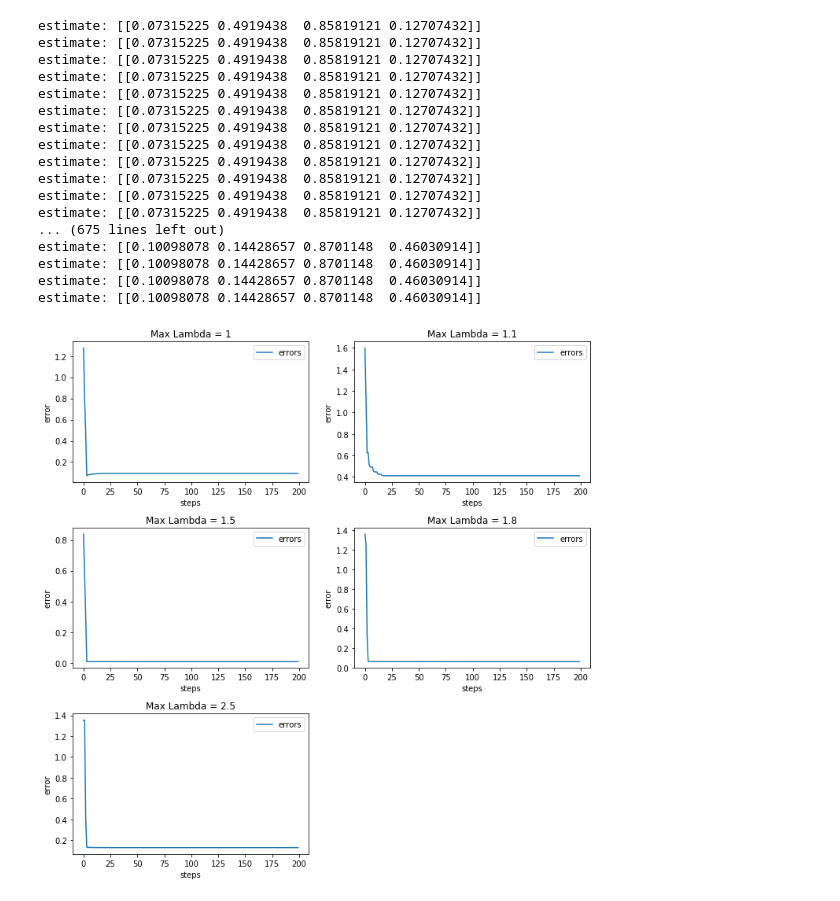
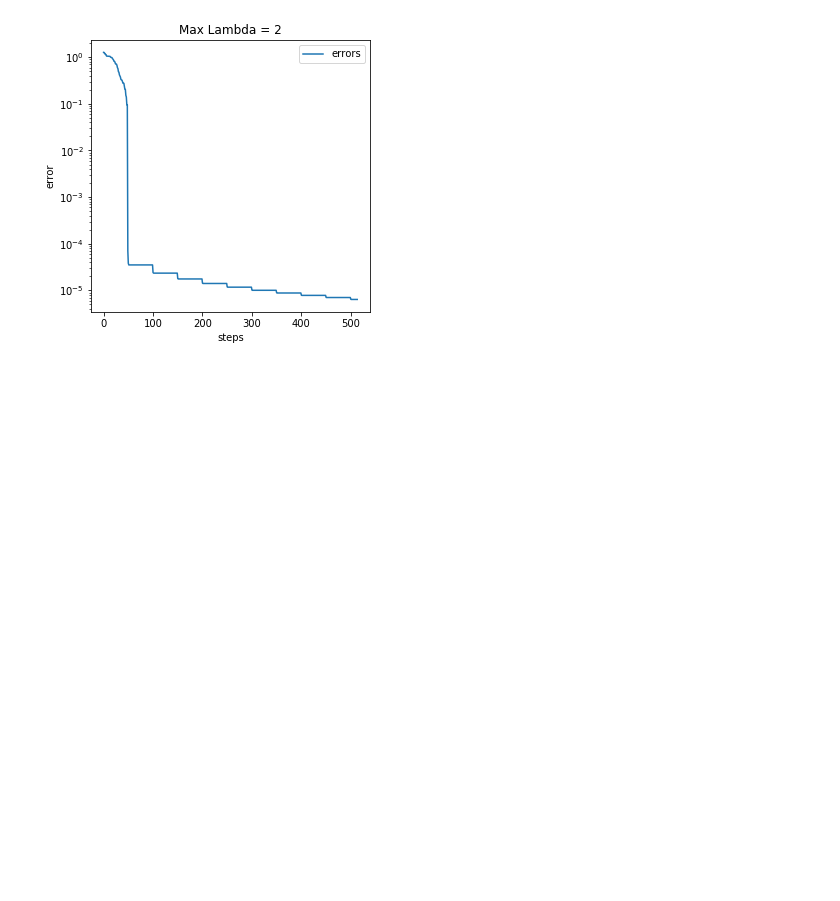
Before and after one commit to rahularya50/control-proj, a Jupyter notebook: Jupyter Notebooks/Test.ipynb, the cells around one changed output. Saved outputs shown, nothing was run; the diff lists cells and outputs as text; code cells hidden in the pictures; blank space fills up the shorter version.

```diff
--- a/Jupyter Notebooks/Test.ipynb
+++ b/Jupyter Notebooks/Test.ipynb
@@ -64,13 +66,21 @@ def plot_ev_error(reference, candidates):
     plt.plot(range(len(errors)), errors, label="errors")
     plt.xlabel("steps")
     plt.ylabel("error")
+    plt.yscale("log")
     plt.legend()
+
+def plot_states(states):
+    states = np.array(states)
+    plt.quiver([0], [0], states[:, 0], states[:, 1])
+    plt.xlabel("steps")
+    plt.ylabel("error")
+    plt.legend()
 # %%
 def greedy(vec):
-    return -vec
+    return {"action": -vec}
 
 def zero(vec):
-    return np.zeros(len(vec))
+    return {"action": np.zeros(len(vec))}
 # %%
 # Effect of more dimensions on growth / decay
 N = 10
@@ -80,6 +90,7 @@ for i, max_lambda in enumerate(lambdas):
     A = make_diagonal_matrix(N, max_lambda, 0.1)
     x0 = make_random_direction(N)
     plt.subplot(math.ceil(len(lambdas) / 2), 2, i + 1)
+    plt.rcParams['figure.figsize'] = [10, 10]
     plt.title(f"Max Lambda = {max_lambda}")
     plot_magnitude_decay(
         greedy_1_dim=single_test(greedy, A, x0, 100, 1)["states"],
@@ -87,6 +98,7 @@ for i, max_lambda in enumerate(lambdas):
         greedy_7_dims=single_test(greedy, A, x0, 100, 3)["states"],
         greedy_9_dims=single_test(greedy, A, x0, 100, 4)["states"],
     )
+    plt.rcParams['figure.figsize'] = [5, 5]
 
 plt.tight_layout()
 plt.legend()
@@ -181,7 +193,7 @@ Assume that this eigenvector lies in the span of the measurements made so far, a
 Also need to determine the value of lambda
 """
 
-WAIT_FACTOR = 5
+WAIT_FACTOR = 500
 
 def make_least_squares(lambd, k0, dim):
     d = []  # assume observations are identity
@@ -202,11 +214,10 @@ def make_least_squares(lambd, k0, dim):
             eqns = np.vstack([eqns, new_eqn]) if eqns is not None else new_eqn
             observations = np.vstack([observations, [alpha_i_est]]) if observations is not None else [alpha_i_est]
         else:
-            pass
+            raise Exception("???")
 
         best_estimate = np.linalg.lstsq(eqns, observations)[0].T
         best_estimate = best_estimate / np.linalg.norm(best_estimate)
-        print("estimate:", best_estimate)
 
         i += 1
         return {"action": np.zeros(dim), "best_estimate": best_estimate}
@@ -214,28 +225,34 @@ def make_least_squares(lambd, k0, dim):
     return strategy
 # %%
 # Trying the new approach
-N = 4
+N = 50
 
-lambdas = [1, 1.1, 1.5, 1.8, 2.5]
+lambdas = [2]#, 1.1, 1.5, 1.8, 2.5]
+# plt.rcParams['figure.figsize'] = [10, 10]
 for i, max_lambda in enumerate(lambdas):
-    A = make_diagonal_matrix(N, max_lambda, 0.2)
+    A = make_diagonal_matrix(N, max_lambda, 0.02, exact=True)
 #     x0 = make_random_direction(N)
-    x0 = np.linalg.matrix_power(A,1) @ make_random_direction(N)
-    print(f"lambdas:{np.linalg.eig(A)[0]}")
+    x0 = A @ make_random_direction(N)
+    ev = np.linalg.matrix_power(A, 100) @ x0
+    ev /= np.linalg.norm(ev)
+#     print(f"ev = {ev}")
+#     print(f"lambdas:{np.linalg.eig(A)[0]}")
 #     print("x0:", x0)
 #     print("x0:", x0)
-    print(f"A={A}")
-    print("x0_norm:", x0 / np.linalg.norm(x0))
-    plt.subplot(math.ceil(len(lambdas) / 2), 2, i + 1)
+#     print(f"A={A}")
+#     print("x0_norm:", x0 / np.linalg.norm(x0))
+#     plt.subplot(math.ceil(len(lambdas) / 2), 2, i + 1)
     plt.title(f"Max Lambda = {max_lambda}")
     response = single_test(make_least_squares(max_lambda, np.linalg.norm(x0), N),
-                           A, x0, N*50, max_lambda,
+                           A, x0, N*20, max_lambda,
 #                            yield_basis(make_random_subspace(N, N), N))["states"],
-                           yield_basis(np.hstack([np.eye(N)]*100), N))
+                           yield_basis(np.hstack([np.eye(N)]*10000), N),
+                          debug=False)
 #     plot_magnitude_decay(greedy_1_dim=response["states"])
-    plot_ev_error(x0 / np.linalg.norm(x0), response["estimates"])
+    plot_ev_error(ev, response["estimates"])
+#     print(np.linalg.norm(response["estimates"][-1] - ev))
 
-plt.tight_layout()
 plt.legend()
 plt.show()
+plt.rcParams['figure.figsize'] = [5, 5]
 # %% [output]
@@ -260,18 +260 @@ To use the future default and silence this warning we advise to pass `rcond=None
-estimate: [[0.07315225 0.4919438  0.85819121 0.12707432]]
-estimate: [[0.07315225 0.4919438  0.85819121 0.12707432]]
-estimate: [[0.07315225 0.4919438  0.85819121 0.12707432]]
-estimate: [[0.07315225 0.4919438  0.85819121 0.12707432]]
-estimate: [[0.07315225 0.4919438  0.85819121 0.12707432]]
-estimate: [[0.07315225 0.4919438  0.85819121 0.12707432]]
-estimate: [[0.07315225 0.4919438  0.85819121 0.12707432]]
-estimate: [[0.07315225 0.4919438  0.85819121 0.12707432]]
-estimate: [[0.07315225 0.4919438  0.85819121 0.12707432]]
-estimate: [[0.07315225 0.4919438  0.85819121 0.12707432]]
-estimate: [[0.07315225 0.4919438  0.85819121 0.12707432]]
-estimate: [[0.07315225 0.4919438  0.85819121 0.12707432]]
-... (675 lines left out)
-estimate: [[0.10098078 0.14428657 0.8701148  0.46030914]]
-estimate: [[0.10098078 0.14428657 0.8701148  0.46030914]]
-estimate: [[0.10098078 0.14428657 0.8701148  0.46030914]]
-estimate: [[0.10098078 0.14428657 0.8701148  0.46030914]]
-[figure, old version]
+[figure, new version]
```
Also changed, not shown: parts of 4 cells of this notebook.
